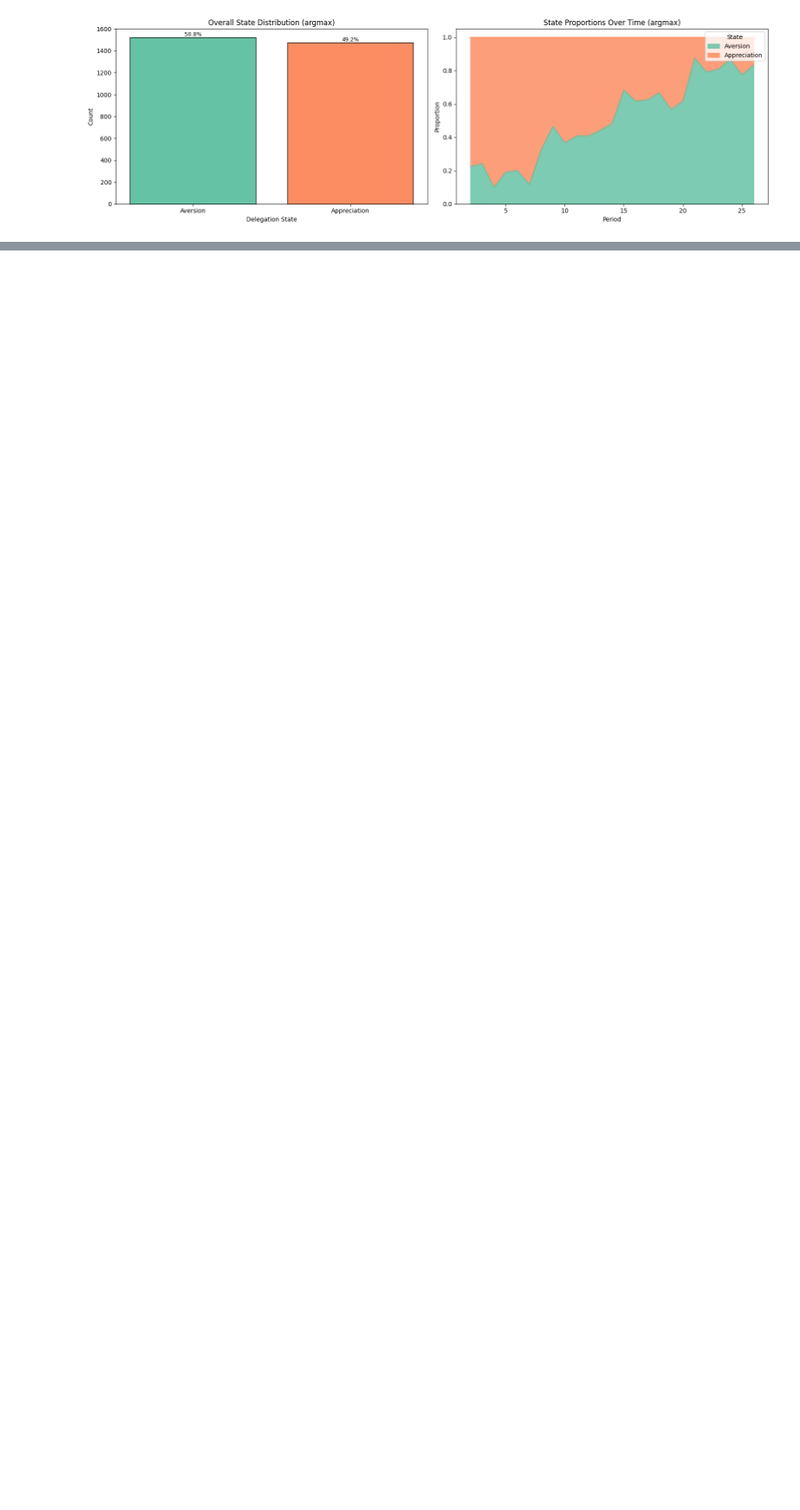
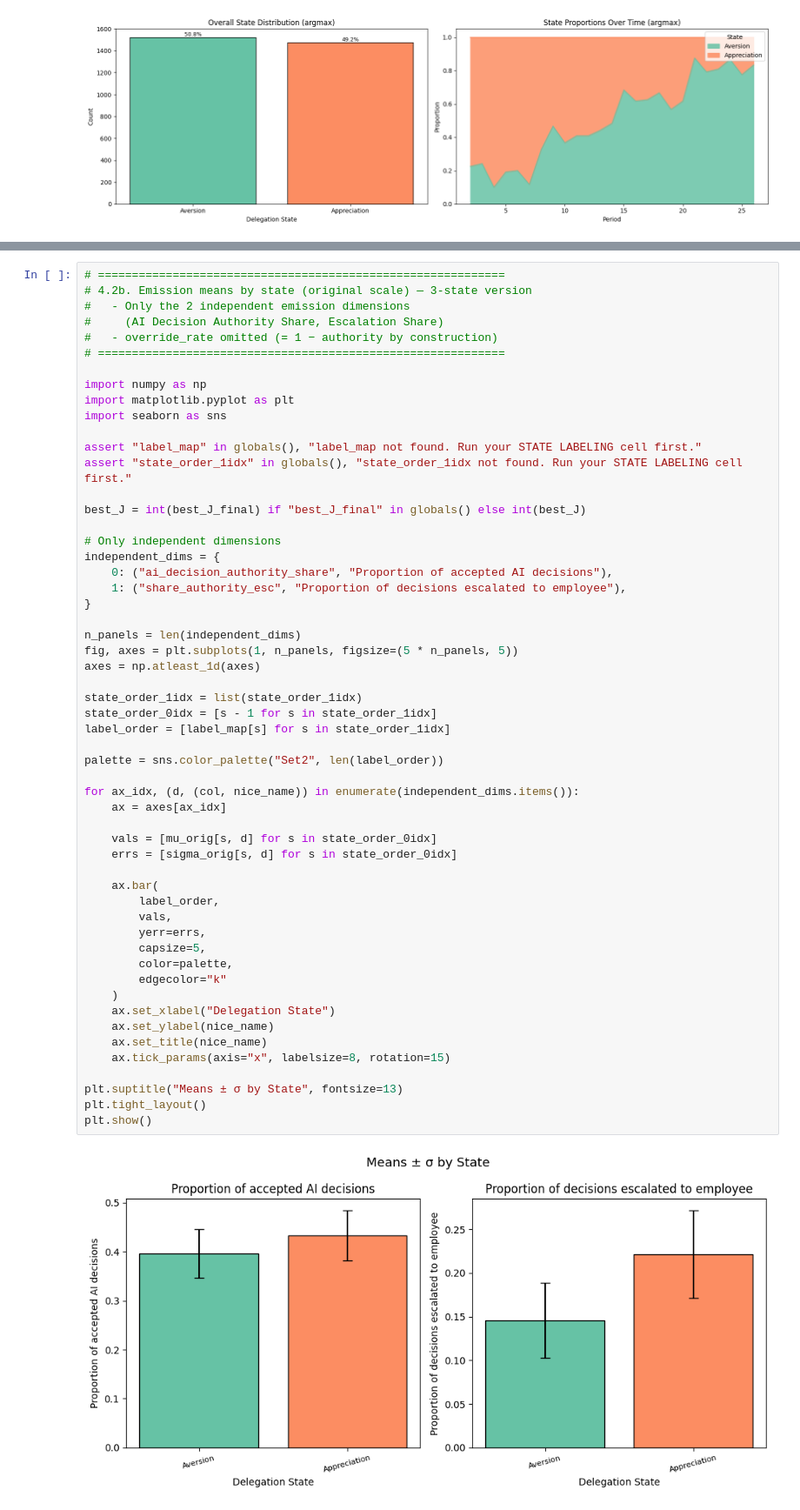
Before and after one commit to kaki1995/Triadic-Human-AI-Delegation, a Jupyter notebook: data_analysis/results_analysis.ipynb, the cells around one changed output, grey strips where cells are left out. Shown at 87% size. Cells and saved outputs as stored; diff of their text form; blank space fills up the shorter version.

```diff
--- a/data_analysis/results_analysis.ipynb
+++ b/data_analysis/results_analysis.ipynb
@@ -570,0 +960,57 @@ plt.show()
+# %%
+# ============================================================
+# 4.2b. Emission means by state (original scale) — 3-state version
+#   - Only the 2 independent emission dimensions
+#     (AI Decision Authority Share, Escalation Share)
+#   - override_rate omitted (= 1 − authority by construction)
+# ============================================================
+
+import numpy as np
+import matplotlib.pyplot as plt
+import seaborn as sns
+
+assert "label_map" in globals(), "label_map not found. Run your STATE LABELING cell first."
+assert "state_order_1idx" in globals(), "state_order_1idx not found. Run your STATE LABELING cell first."
+
+best_J = int(best_J_final) if "best_J_final" in globals() else int(best_J)
+
+# Only independent dimensions
+independent_dims = {
+    0: ("ai_decision_authority_share", "Proportion of accepted AI decisions"),
+    1: ("share_authority_esc", "Proportion of decisions escalated to employee"),
+}
+
+n_panels = len(independent_dims)
+fig, axes = plt.subplots(1, n_panels, figsize=(5 * n_panels, 5))
+axes = np.atleast_1d(axes)
+
+state_order_1idx = list(state_order_1idx)
+state_order_0idx = [s - 1 for s in state_order_1idx]
+label_order = [label_map[s] for s in state_order_1idx]
+
+palette = sns.color_palette("Set2", len(label_order))
+
+for ax_idx, (d, (col, nice_name)) in enumerate(independent_dims.items()):
+    ax = axes[ax_idx]
+
+    vals = [mu_orig[s, d] for s in state_order_0idx]
+    errs = [sigma_orig[s, d] for s in state_order_0idx]
+
+    ax.bar(
+        label_order,
+        vals,
+        yerr=errs,
+        capsize=5,
+        color=palette,
+        edgecolor="k"
+    )
+    ax.set_xlabel("Delegation State")
+    ax.set_ylabel(nice_name)
+    ax.set_title(nice_name)
+    ax.tick_params(axis="x", labelsize=8, rotation=15)
+
+plt.suptitle("Means ± σ by State", fontsize=13)
+plt.tight_layout()
+plt.show()
+# %% [output]
+[figure, added]
```
Also changed, not shown: parts of 10 cells of this notebook, 1 other file.
